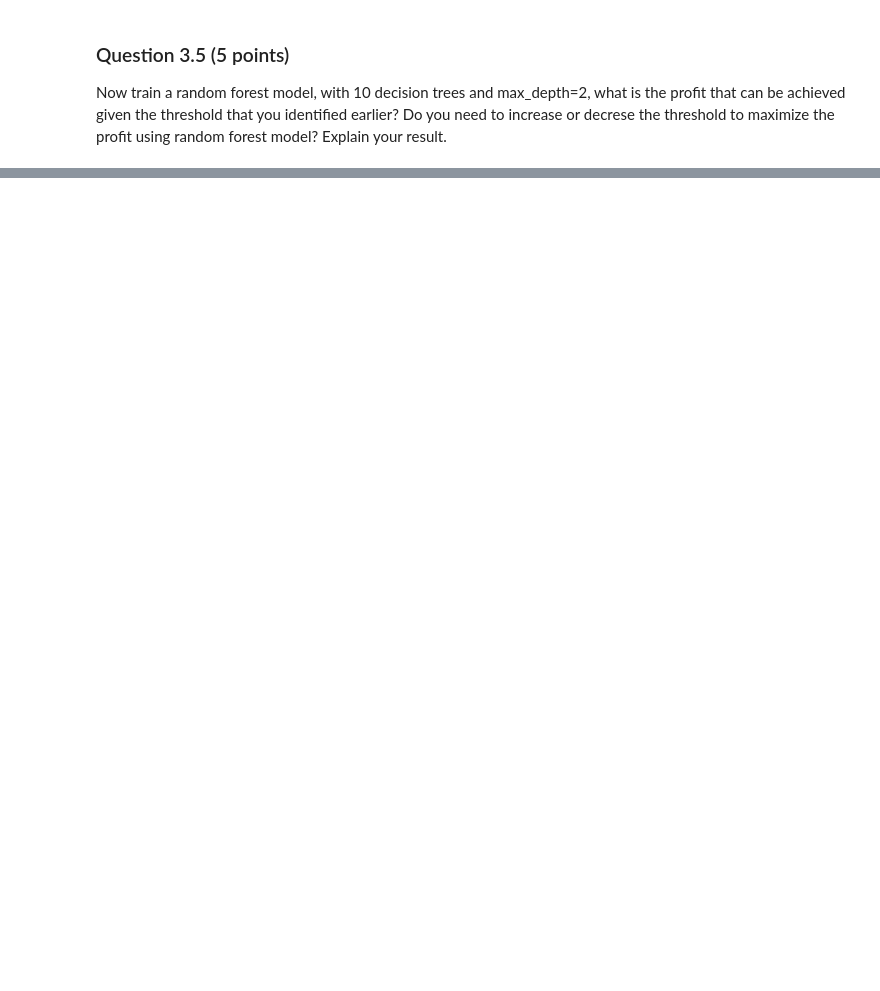
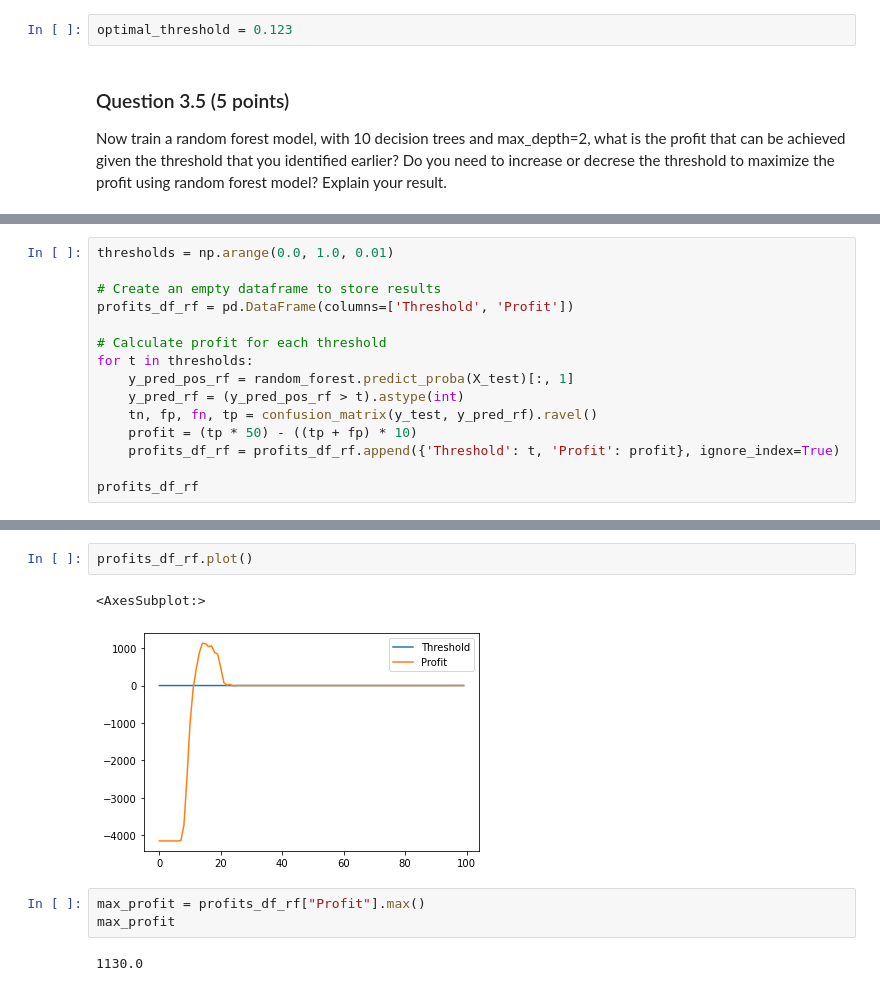
Before and after one commit to calculator3000/ml-assignment-1, a Jupyter notebook: 2487_2223_Assignment1.ipynb, the cells around one changed output, grey strips where cells are left out. Cells and saved outputs as stored; diff of their text form; blank space fills up the shorter version.

```diff
--- a/2487_2223_Assignment1.ipynb
+++ b/2487_2223_Assignment1.ipynb
@@ -1074,3 +1037,5 @@ array([1, 1, 1, 0, 1, 1, 1, 1, 1, 1, 1, 1, 1, 1, 1, 1, 1, 1, 1, 0, 0, 0,
+# %%
+optimal_threshold = 0.123
 # %% [markdown]
 ### Question 3.5 (5 points)
 
@@ -1089,0 +1087,15 @@ profit_thershold_df
+# %%
+thresholds = np.arange(0.0, 1.0, 0.01)
+
+# Create an empty dataframe to store results
+profits_df_rf = pd.DataFrame(columns=['Threshold', 'Profit'])
+
+# Calculate profit for each threshold
+for t in thresholds:
+    y_pred_pos_rf = random_forest.predict_proba(X_test)[:, 1]
+    y_pred_rf = (y_pred_pos_rf > t).astype(int)
+    tn, fp, fn, tp = confusion_matrix(y_test, y_pred_rf).ravel()
+    profit = (tp * 50) - ((tp + fp) * 10)
+    profits_df_rf = profits_df_rf.append({'Threshold': t, 'Profit': profit}, ignore_index=True)
+
+profits_df_rf
@@ -1089,0 +1116,10 @@ profit_thershold_df
+# %%
+profits_df_rf.plot()
+# %% [output]
+<AxesSubplot:>
+[figure, added]
+# %%
+max_profit = profits_df_rf["Profit"].max()
+max_profit
+# %% [output]
+1130.0
```
Also changed, not shown: parts of 12 cells of this notebook.
